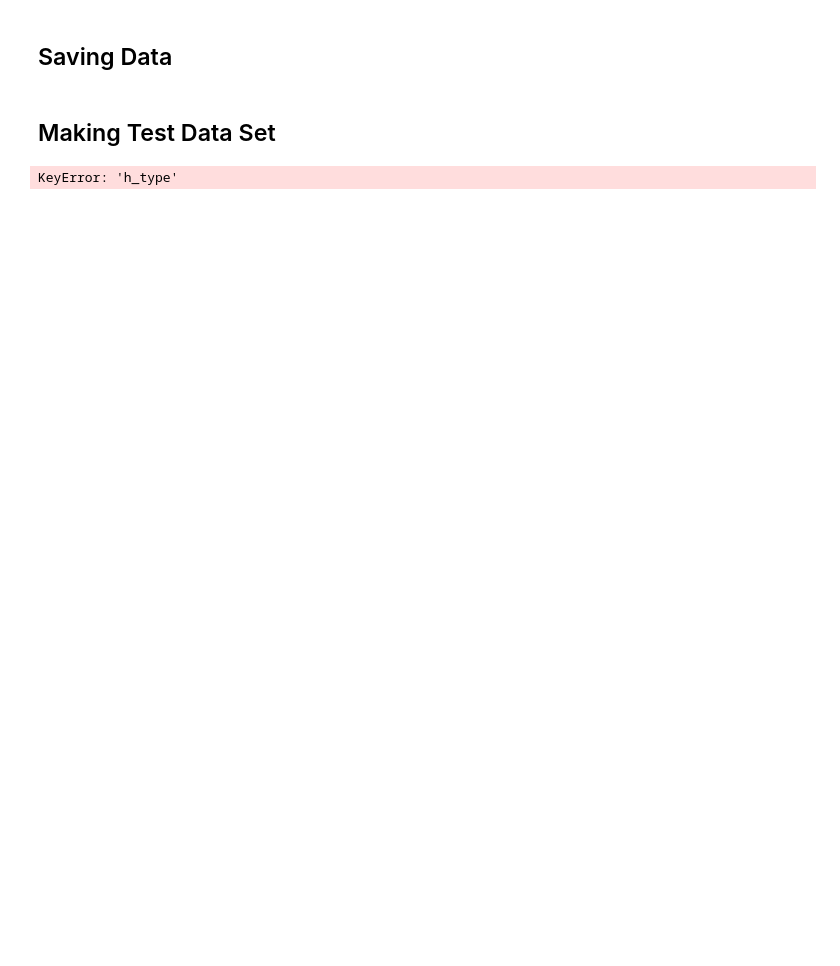
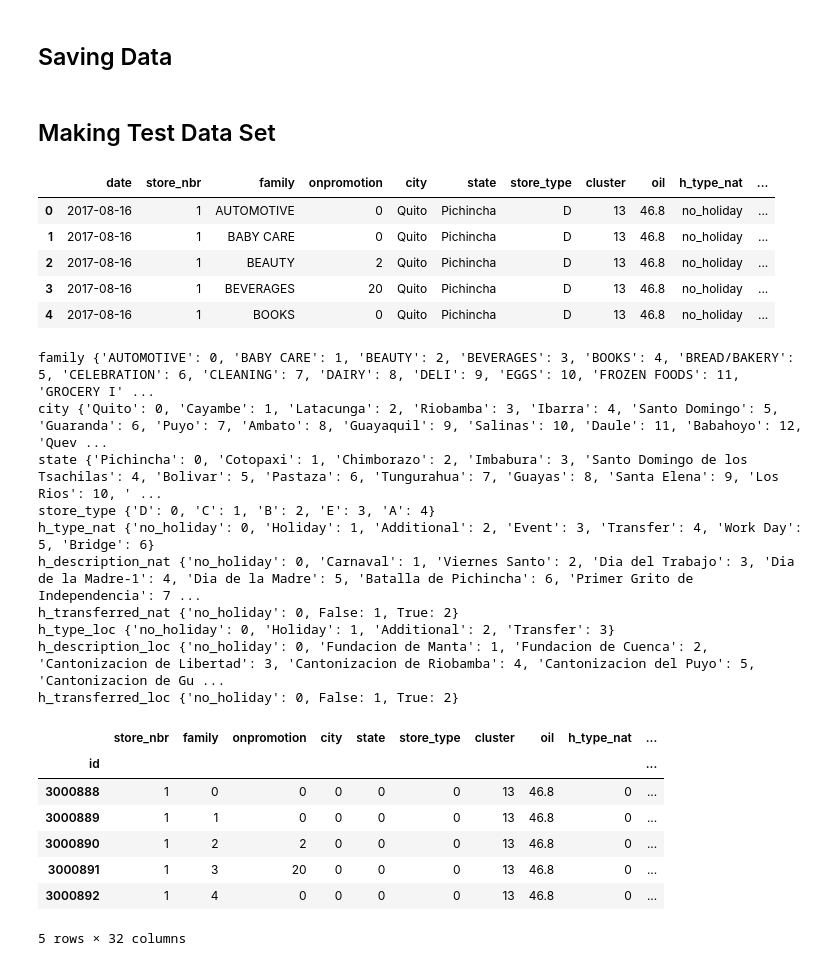
Before and after one commit to Crashprn/KaggleComps, a Jupyter notebook: Store_Sales/data_preprocessing.ipynb, the cells around one changed output. Cells and saved outputs as stored; diff of their text form; code cells hidden in the pictures; blank space fills up the shorter version.

```diff
--- a/Store_Sales/data_preprocessing.ipynb
+++ b/Store_Sales/data_preprocessing.ipynb
@@ -241,39 +290,75 @@ db.to_csv(os.path.join(data_dir, "train_data.csv"), index=False)
 test_df = pd.read_csv(os.path.join(data_dir, "test.csv"), index_col=0)
 index_col = test_df.index
 
 test_df = test_df.merge(store_db, on="store_nbr", how="left")
 test_df = test_df.merge(oil_db, on="date", how="left")
 test_df['dcoilwtico'] = test_df['dcoilwtico'].fillna(method='bfill')
 
-test_df = test_df.merge(holidays_db, on="date", how="left")
-test_df['h_type'] = test_df['h_type'].fillna('no_holiday')
-test_df['h_locale'] = test_df['h_locale'].fillna('no_locale')
-test_df['h_locale_name'] = test_df['h_locale_name'].fillna('no_locale_name')
+
+test_df = test_df.merge(national_holidays_db, on="date", how="left")
+test_df['h_type_nat'] = test_df['h_type_nat'].fillna('no_holiday')
+test_df['h_description_nat'] = test_df['h_description_nat'].fillna('no_holiday')
+test_df['h_transferred_nat'] = test_df['h_transferred_nat'].fillna('no_holiday')
+
+test_df = test_df.merge(local_holidays_db, on=["date", 'city'], how="left")
+test_df['h_type_loc'] = test_df['h_type_loc'].fillna('no_holiday')
+test_df['h_description_loc'] = test_df['h_description_loc'].fillna('no_holiday')
+test_df['h_transferred_loc'] = test_df['h_transferred_loc'].fillna('no_holiday')
+
 
 test_df['date'] = pd.to_datetime(test_df['date'])
-
 test_df['year'] = pd.to_datetime(test_df['date']).dt.year
 test_df['month'] = pd.to_datetime(test_df['date']).dt.month
 test_df['day'] = pd.to_datetime(test_df['date']).dt.day
 test_df['day_of_week'] = test_df['date'].dt.dayofweek
 
 test_df = test_df.rename(columns=col_rename)
 
 display(test_df.head())
 
 for col, dict in col_str_to_class_label.items():
     print(col, dict)
     test_df[col] = test_df[col].map(dict)
 
 most_recent_dow_aves = db.groupby(['store_nbr', 'family', 'day_of_week']).tail(1)
-most_recent_dow_aves = most_recent_dow_aves[['store_nbr', 'family', 'day_of_week', 'dow_avg_sales', 'rolling_7_sales', 'rolling_14_sales', 'rolling_30_sales', 'dow_avg_transactions', 'rolling_7_transactions', 'rolling_14_transactions', 'rolling_30_transactions']]
+
+del db
+
+most_recent_dow_aves = most_recent_dow_aves[
+    ['store_nbr', 'family', 'day_of_week', 'dow_avg_sales', 'dow_rolling_1_sales',
+    'dow_rolling_3_sales', 'dow_rolling_7_sales', 'prev_1_sales', 'prev_7_sales',
+    'prev_14_sales', 'dow_avg_transactions', 'dow_rolling_1_transactions', 'dow_rolling_3_transactions',
+    'dow_rolling_7_transactions', 'prev_1_transactions', 'prev_7_transactions', 'prev_14_transactions']]
 
 test_df = test_df.merge(most_recent_dow_aves, on=['store_nbr', 'family', 'day_of_week'], how='left')
 test_df = test_df.drop(columns=["date"])
 test_df.index = index_col
 
 display(test_df.head())
 # %% [output]
+|  | date | store_nbr | family | onpromotion | city | state | store_type | cluster | oil | h_type_nat | ... |
+| 0 | 2017-08-16 | 1 | AUTOMOTIVE | 0 | Quito | Pichincha | D | 13 | 46.8 | no_holiday | ... |
+| 1 | 2017-08-16 | 1 | BABY CARE | 0 | Quito | Pichincha | D | 13 | 46.8 | no_holiday | ... |
+| 2 | 2017-08-16 | 1 | BEAUTY | 2 | Quito | Pichincha | D | 13 | 46.8 | no_holiday | ... |
+| 3 | 2017-08-16 | 1 | BEVERAGES | 20 | Quito | Pichincha | D | 13 | 46.8 | no_holiday | ... |
+| 4 | 2017-08-16 | 1 | BOOKS | 0 | Quito | Pichincha | D | 13 | 46.8 | no_holiday | ... |
-KeyError: 'h_type'
+family {'AUTOMOTIVE': 0, 'BABY CARE': 1, 'BEAUTY': 2, 'BEVERAGES': 3, 'BOOKS': 4, 'BREAD/BAKERY': 5, 'CELEBRATION': 6, 'CLEANING': 7, 'DAIRY': 8, 'DELI': 9, 'EGGS': 10, 'FROZEN FOODS': 11, 'GROCERY I' ...
+city {'Quito': 0, 'Cayambe': 1, 'Latacunga': 2, 'Riobamba': 3, 'Ibarra': 4, 'Santo Domingo': 5, 'Guaranda': 6, 'Puyo': 7, 'Ambato': 8, 'Guayaquil': 9, 'Salinas': 10, 'Daule': 11, 'Babahoyo': 12, 'Quev ...
+state {'Pichincha': 0, 'Cotopaxi': 1, 'Chimborazo': 2, 'Imbabura': 3, 'Santo Domingo de los Tsachilas': 4, 'Bolivar': 5, 'Pastaza': 6, 'Tungurahua': 7, 'Guayas': 8, 'Santa Elena': 9, 'Los Rios': 10, ' ...
+store_type {'D': 0, 'C': 1, 'B': 2, 'E': 3, 'A': 4}
+h_type_nat {'no_holiday': 0, 'Holiday': 1, 'Additional': 2, 'Event': 3, 'Transfer': 4, 'Work Day': 5, 'Bridge': 6}
+h_description_nat {'no_holiday': 0, 'Carnaval': 1, 'Viernes Santo': 2, 'Dia del Trabajo': 3, 'Dia de la Madre-1': 4, 'Dia de la Madre': 5, 'Batalla de Pichincha': 6, 'Primer Grito de Independencia': 7 ...
+h_transferred_nat {'no_holiday': 0, False: 1, True: 2}
+h_type_loc {'no_holiday': 0, 'Holiday': 1, 'Additional': 2, 'Transfer': 3}
+h_description_loc {'no_holiday': 0, 'Fundacion de Manta': 1, 'Fundacion de Cuenca': 2, 'Cantonizacion de Libertad': 3, 'Cantonizacion de Riobamba': 4, 'Cantonizacion del Puyo': 5, 'Cantonizacion de Gu ...
+h_transferred_loc {'no_holiday': 0, False: 1, True: 2}
+|  | store_nbr | family | onpromotion | city | state | store_type | cluster | oil | h_type_nat | ... |
+| id |  |  |  |  |  |  |  |  |  | ... |
+| 3000888 | 1 | 0 | 0 | 0 | 0 | 0 | 13 | 46.8 | 0 | ... |
+| 3000889 | 1 | 1 | 0 | 0 | 0 | 0 | 13 | 46.8 | 0 | ... |
+| 3000890 | 1 | 2 | 2 | 0 | 0 | 0 | 13 | 46.8 | 0 | ... |
+| 3000891 | 1 | 3 | 20 | 0 | 0 | 0 | 13 | 46.8 | 0 | ... |
+| 3000892 | 1 | 4 | 0 | 0 | 0 | 0 | 13 | 46.8 | 0 | ... |
+5 rows × 32 columns
 # %%
 test_df.to_csv(os.path.join(data_dir, "test_data.csv"), index=True)
```
Also changed, not shown: parts of 9 cells of this notebook, 4 other files.
